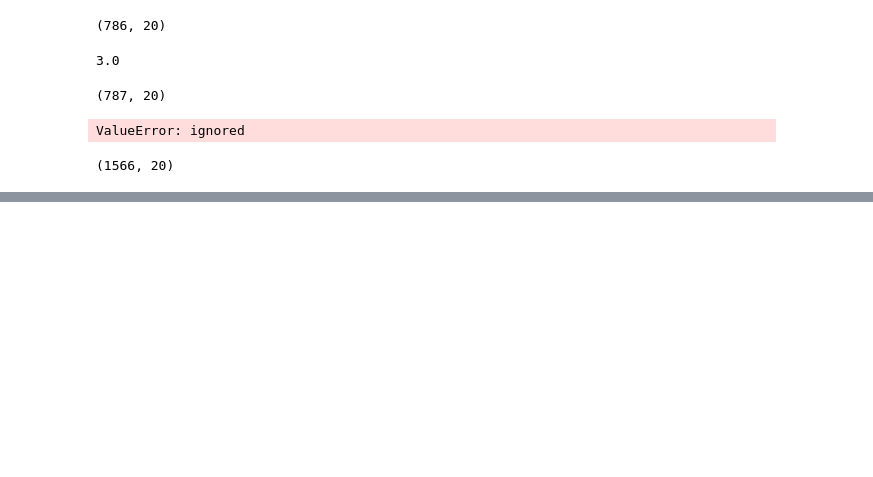
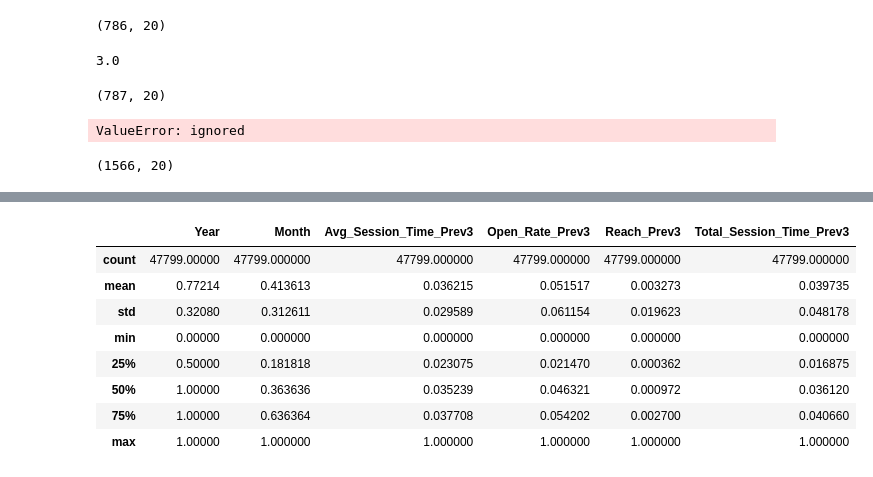
Before and after one commit to rajeshmore1/Capstone-Project-4, a Jupyter notebook: Rajesh_More_Team5_Capstone_Project_4.ipynb, the cells around one changed output, grey strips where cells are left out. Cells and saved outputs as stored; diff of their text form; code cells hidden in the pictures; blank space fills up the shorter version.

```diff
--- a/Rajesh_More_Team5_Capstone_Project_4.ipynb
+++ b/Rajesh_More_Team5_Capstone_Project_4.ipynb
@@ -908,3 +908,6 @@ df3.head(20)
 | 29250 | e613cc75488d5423a9e0f602f04e8d6bc... | 20191201 | Adventure | 2.342772 | NaN | NaN | NaN | ... |
 | 29251 | 73b260c9d2cf05cb8115930b81e3dbb31... | 20191201 | Entertainment | 3.908848 | NaN | NaN | NaN | ... |
 | 29253 | 46933801c9c3b374b7ac7d87b656294cb... | 20191201 | Card | 8.085694 | NaN | NaN | NaN | ... |
+# %%
+working_dir_path = '/content/drive/MyDrive/AlmaBetter/Cohort Aravali/Module 4/Week 4/Day 6/Copy of Final_prepared'
+Prepared_data = pd.read_csv(working_dir_path)
@@ -910,0 +958,4 @@ df3.head(20)
+# %%
+from sklearn.preprocessing import MinMaxScaler
+mms = MinMaxScaler()
+final_df_scaled = pd.DataFrame(mms.fit_transform(Prepared_data.drop('Funded',axis=1).values),columns=Prepared_data.drop('Funded',axis=1).columns)
@@ -910,0 +964,12 @@ df3.head(20)
+# %%
+final_df_scaled.describe()
+# %% [output]
+|  | Year | Month | Avg_Session_Time_Prev3 | Open_Rate_Prev3 | Reach_Prev3 | Total_Session_Time_Prev3 |
+| count | 47799.00000 | 47799.000000 | 47799.000000 | 47799.000000 | 47799.000000 | 47799.000000 |
+| mean | 0.77214 | 0.413613 | 0.036215 | 0.051517 | 0.003273 | 0.039735 |
+| std | 0.32080 | 0.312611 | 0.029589 | 0.061154 | 0.019623 | 0.048178 |
+| min | 0.00000 | 0.000000 | 0.000000 | 0.000000 | 0.000000 | 0.000000 |
+| 25% | 0.50000 | 0.181818 | 0.023075 | 0.021470 | 0.000362 | 0.016875 |
+| 50% | 1.00000 | 0.363636 | 0.035239 | 0.046321 | 0.000972 | 0.036120 |
+| 75% | 1.00000 | 0.636364 | 0.037708 | 0.054202 | 0.002700 | 0.040660 |
+| max | 1.00000 | 1.000000 | 1.000000 | 1.000000 | 1.000000 | 1.000000 |
```
Also changed, not shown: parts of 13 cells of this notebook.
